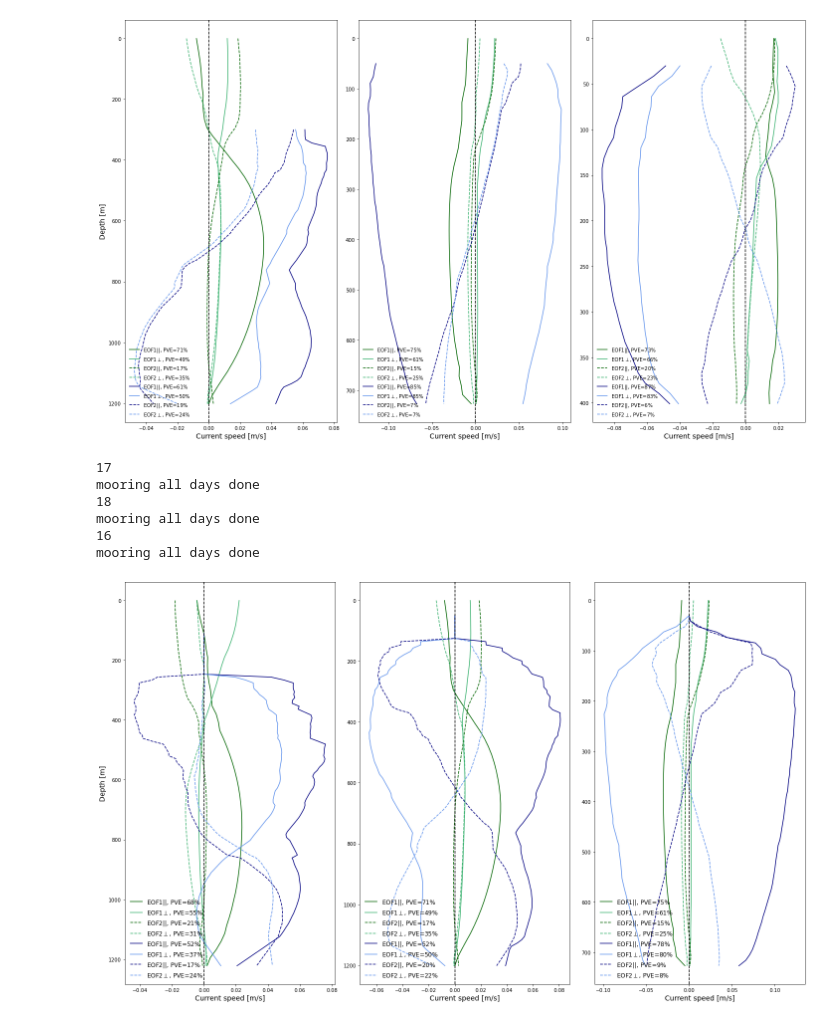
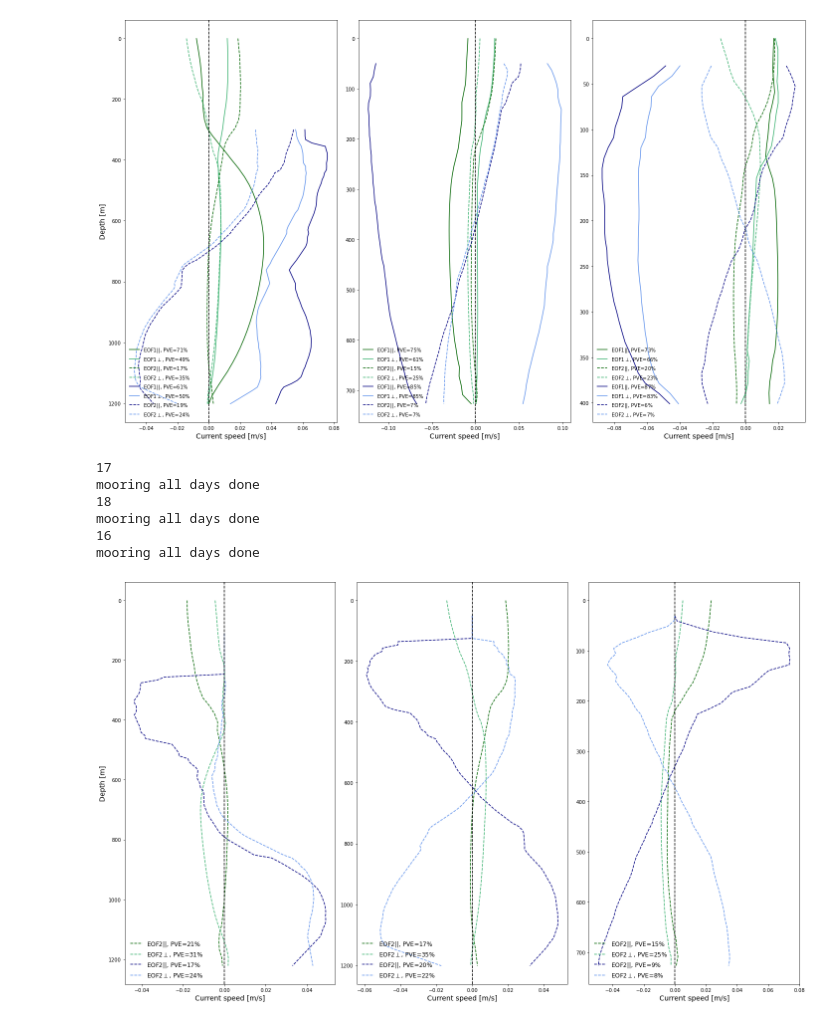
Before and after one commit to kaje2301/Master_2022, a Jupyter notebook: EOF1EOF2_mm.ipynb, the cells around one changed output. Drawn from its saved outputs; the diff is of its cells as text; code cells hidden in the pictures.

```diff
--- a/EOF1EOF2_mm.ipynb
+++ b/EOF1EOF2_mm.ipynb
@@ -814,43 +814,45 @@ for axs, i, b, t in zip(axs.flat,[17,18,16], [1222,1202,727], [110,50,30]):
     dyp_mr = np.linspace(t,b,len(U.DEPTH))
     dyp_mo = np.linspace(0,b,d)
 
+
     # Model infrmation
-    PCAp1 = data[pickl[i]]['EOF1p'][:d]
-    PCAo1 = data[pickl[i]]['EOF1o'][:d]
+    #PCAp1 = data[pickl[i]]['EOF1p'][:d]
+    #PCAo1 = data[pickl[i]]['EOF1o'][:d]
     PCAp2 = data[pickl[i]]['EOF2p'][:d]
     PCAo2 = data[pickl[i]]['EOF2o'][:d]
-    PVEmp1 = data[pickl[i]]['PVE1p']
-    PVEmo1 = data[pickl[i]]['PVE1o']
+    #PVEmp1 = data[pickl[i]]['PVE1p']
+    #PVEmo1 = data[pickl[i]]['PVE1o']
     PVEmp2 = data[pickl[i]]['PVE2p']
     PVEmo2 = data[pickl[i]]['PVE2o']
 
 # --------------------------------------------------------------------------------------------------------------------
 
     # Plotting EOF mod, GREEEN
-    axs.plot(PCAp1,dyp_mo, label= f'EOF1$||$, PVE={PVEmp1}%', color='darkgreen')  # linestyle='--',
-    axs.plot(PCAo1,dyp_mo, label= f'EOF1$\perp$, PVE={PVEmo1}%', color='mediumseagreen')
+    #axs.plot(PCAp1,dyp_mo, label= f'EOF1$||$, PVE={PVEmp1}%', color='darkgreen')  # linestyle='--',
+    #axs.plot(PCAo1,dyp_mo, label= f'EOF1$\perp$, PVE={PVEmo1}%', color='mediumseagreen')
     axs.plot(PCAp2,dyp_mo, linestyle='--', label= f'EOF2$||$, PVE={PVEmp2}%', color='darkgreen')  # linestyle='--',
     axs.plot(PCAo2,dyp_mo, linestyle='--', label= f'EOF2$\perp$, PVE={PVEmo2}%', color='mediumseagreen')
 
+
     # Plotting EOF moor, BLUE
-    axs.plot(EOFp1,dyp_mr, label= f'EOF1$||$, PVE={PVEp1}%', color='navy')
-    axs.plot(EOFo1,dyp_mr, label= f'EOF1$\perp$, PVE={PVEo1}%', color='cornflowerblue')
+    #axs.plot(EOFp1,dyp_mr, label= f'EOF1$||$, PVE={PVEp1}%', color='navy')
+    #axs.plot(EOFo1,dyp_mr, label= f'EOF1$\perp$, PVE={PVEo1}%', color='cornflowerblue')
     axs.plot(EOFp2,dyp_mr, linestyle='--', label= f'EOF2$||$, PVE={PVEp2}%', color='navy')
     axs.plot(EOFo2,dyp_mr, linestyle='--', label= f'EOF2$\perp$, PVE={PVEo2}%', color='cornflowerblue')
 
     axs.axvline(0, color='k', linestyle = '--')
     axs.invert_yaxis()
     axs.set_xlabel('Current speed [m/s]', fontsize=14)
     axs.legend(frameon=False, fontsize=12, loc="lower left")
 
 fig.tight_layout()
 
 plt.savefig('EOF1og2_Nsvarbard_west.pdf', dpi = 300)
 # %% [output]
 17
 mooring all days done
 18
 mooring all days done
 16
 mooring all days done
-[figure, old version]
+[figure, new version]
```
Also changed, not shown: 10 other files.
